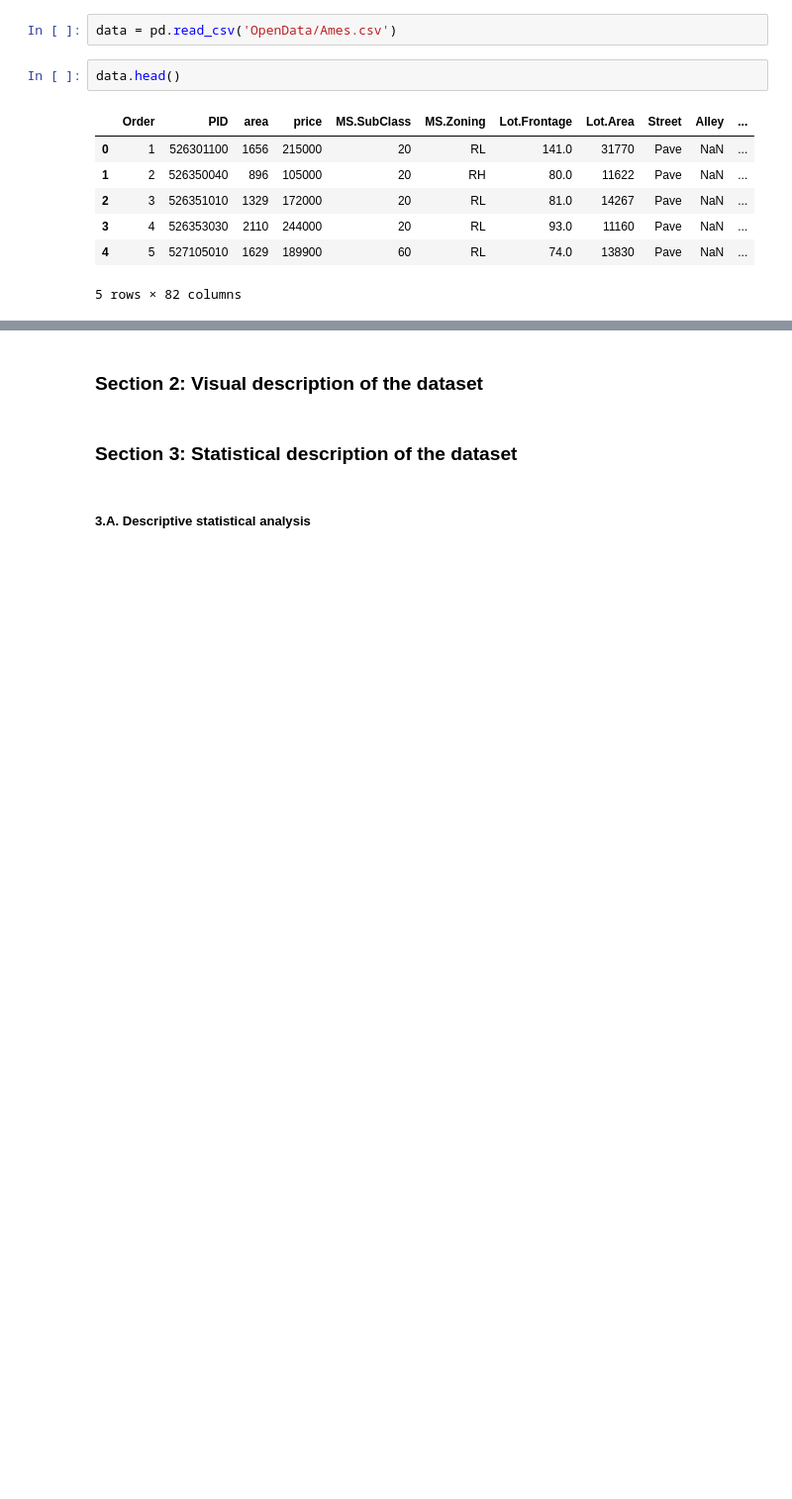
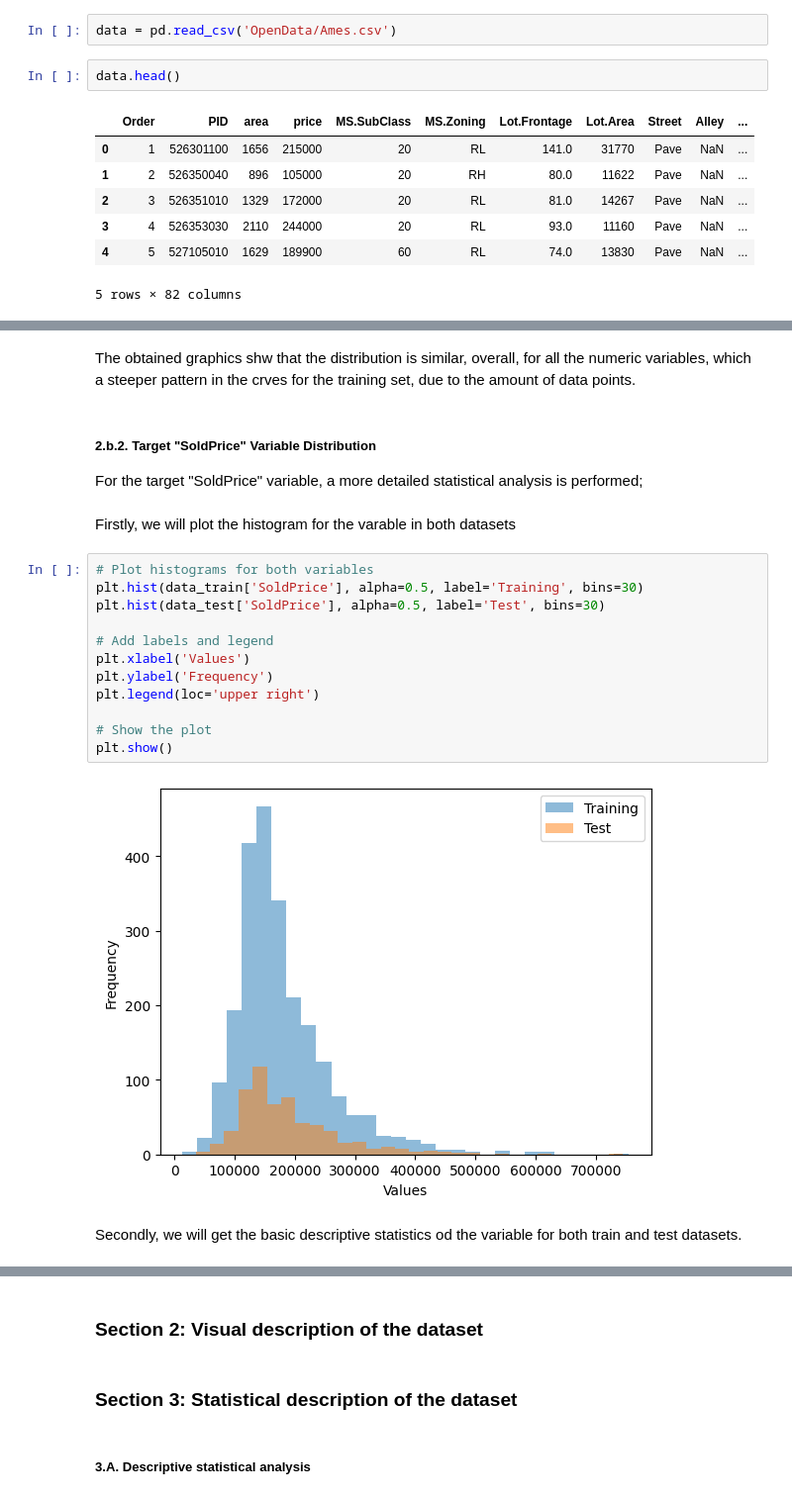
Before and after one commit to rajesvariparasa/ml-processing-pipeline-for-predicting-houseprices, a Jupyter notebook: Milestone-1-Dataset.ipynb, the cells around one changed output, grey strips where cells are left out. Shown: that part at 99% size. Cells and saved outputs as stored; diff of their text form; blank space fills up the shorter version.

```diff
--- a/Milestone-1-Dataset.ipynb
+++ b/Milestone-1-Dataset.ipynb
@@ -41,0 +228,23 @@ data.head()
+# %% [markdown]
+The obtained graphics shw that the distribution is similar, overall, for all the numeric variables, which a steeper pattern in the crves for the training set, due to the amount of data points.
+# %% [markdown]
+##### 2.b.2. Target "SoldPrice" Variable Distribution
+For the target "SoldPrice" variable, a more detailed statistical analysis is performed;
+# %% [markdown]
+Firstly, we will plot the histogram for the varable in both datasets
+# %%
+# Plot histograms for both variables
+plt.hist(data_train['SoldPrice'], alpha=0.5, label='Training', bins=30)
+plt.hist(data_test['SoldPrice'], alpha=0.5, label='Test', bins=30)
+
+# Add labels and legend
+plt.xlabel('Values')
+plt.ylabel('Frequency')
+plt.legend(loc='upper right')
+
+# Show the plot
+plt.show()
+# %% [output]
+[figure, added]
+# %% [markdown]
+Secondly, we will get the basic descriptive statistics od the variable for both train and test datasets.
```
Also changed, not shown: parts of 32 cells of this notebook.
